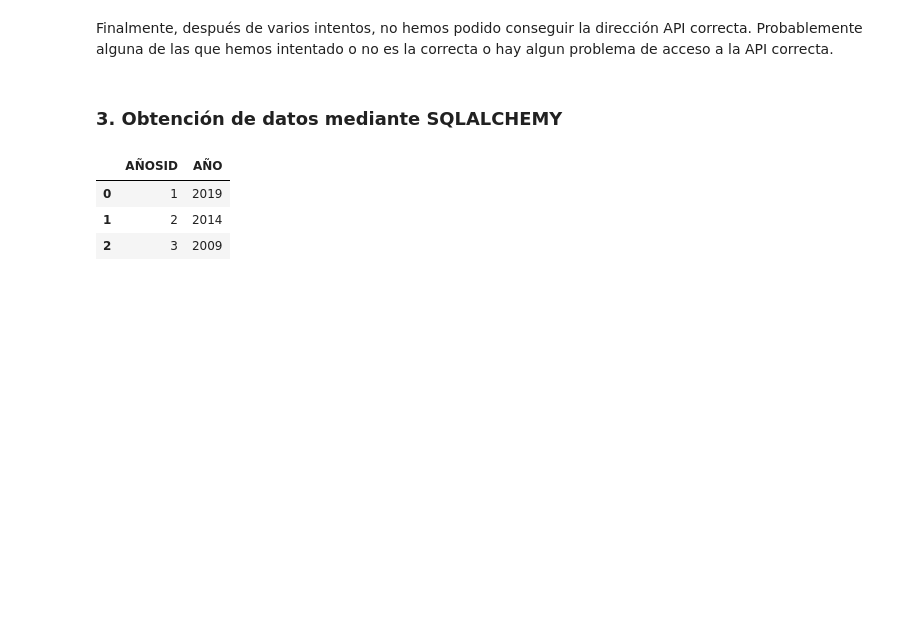
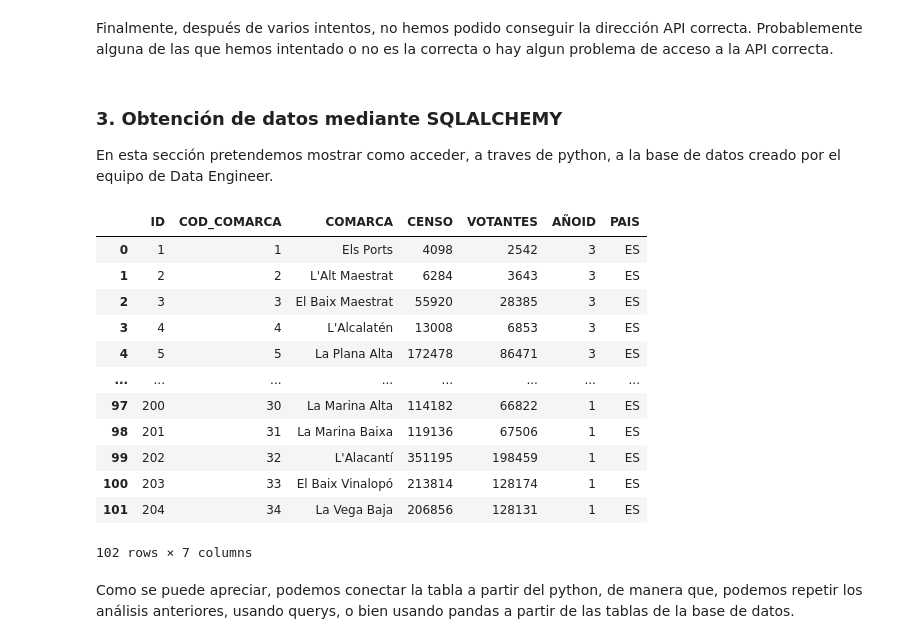
Before and after one commit to amonsalvec/Proyecto_DS_ELECCIONES, a Jupyter notebook: py/analisis.ipynb, the cells around one changed output. Drawn from its saved outputs; the diff is of its cells as text; code cells hidden in the pictures; blank space fills up the shorter version.

```diff
--- a/py/analisis.ipynb
+++ b/py/analisis.ipynb
@@ -609,10 +445,0 @@ color_partidos = {
-# %%
-import json
-
-# Cargar GeoJSON de Comunidad Valenciana
-geojson_path = "cv_municipios.geojson.json"
-with open(geojson_path, "r", encoding="utf-8") as f:
-    geojson_data = json.load(f)
-
-# Ver estructura del archivo
-print(json.dumps(geojson_data["features"][0], indent=4))
@@ -839,6 +562,8 @@ KeyError: 'prefLabel'
 Finalmente, después de varios intentos, no hemos podido conseguir la dirección API correcta. Probablemente alguna de las que hemos intentado o no es la correcta o hay algun problema de acceso a la API correcta.
 # %% [markdown]
 ### 3. Obtención de datos mediante SQLALCHEMY
+
+En esta sección pretendemos mostrar como acceder, a traves de python, a la base de datos creado por el equipo de Data Engineer.
 # %%
 import sqlite3
 from sqlalchemy import create_engine
@@ -850,10 +578,21 @@ from sqlalchemy import create_engine
 bbdd_aiven_sql = f"mysql+pymysql://{DB_USER}:{DB_PASSWORD}@{DB_HOST}:{DB_PORT}/{DB_NAME}"
 engine = create_engine(bbdd_aiven_sql, echo=False)
 # %%
-elecciones_df = pd.read_sql_table("AÑOS", con=engine)
+elecciones_df = pd.read_sql_table("COMARCA_CENSO_VOTANTES", con=engine)
 elecciones_df
 # %% [output]
-|  | AÑOSID | AÑO |
-| 0 | 1 | 2019 |
-| 1 | 2 | 2014 |
-| 2 | 3 | 2009 |
+|  | ID | COD_COMARCA | COMARCA | CENSO | VOTANTES | AÑOID | PAIS |
+| 0 | 1 | 1 | Els Ports | 4098 | 2542 | 3 | ES |
+| 1 | 2 | 2 | L'Alt Maestrat | 6284 | 3643 | 3 | ES |
+| 2 | 3 | 3 | El Baix Maestrat | 55920 | 28385 | 3 | ES |
+| 3 | 4 | 4 | L'Alcalatén | 13008 | 6853 | 3 | ES |
+| 4 | 5 | 5 | La Plana Alta | 172478 | 86471 | 3 | ES |
+| ... | ... | ... | ... | ... | ... | ... | ... |
+| 97 | 200 | 30 | La Marina Alta | 114182 | 66822 | 1 | ES |
+| 98 | 201 | 31 | La Marina Baixa | 119136 | 67506 | 1 | ES |
+| 99 | 202 | 32 | L'Alacantí | 351195 | 198459 | 1 | ES |
+| 100 | 203 | 33 | El Baix Vinalopó | 213814 | 128174 | 1 | ES |
+| 101 | 204 | 34 | La Vega Baja | 206856 | 128131 | 1 | ES |
+102 rows × 7 columns
+# %% [markdown]
+Como se puede apreciar, podemos conectar la tabla a partir del python, de manera que, podemos repetir los análisis anteriores, usando querys, o bien usando pandas a partir de las tablas de la base de datos.
```
Also changed, not shown: parts of 21 cells of this notebook, 1 other file.
